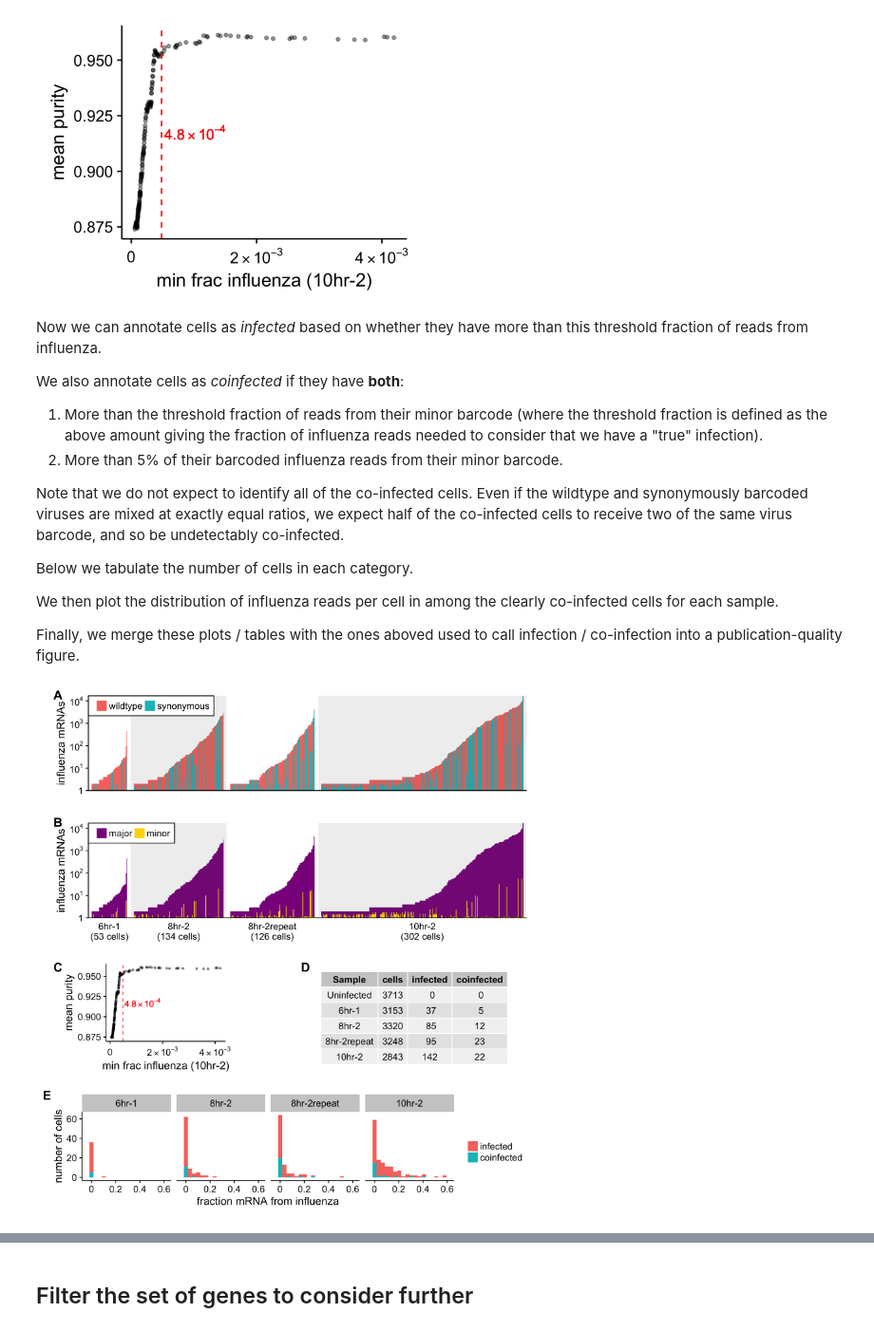
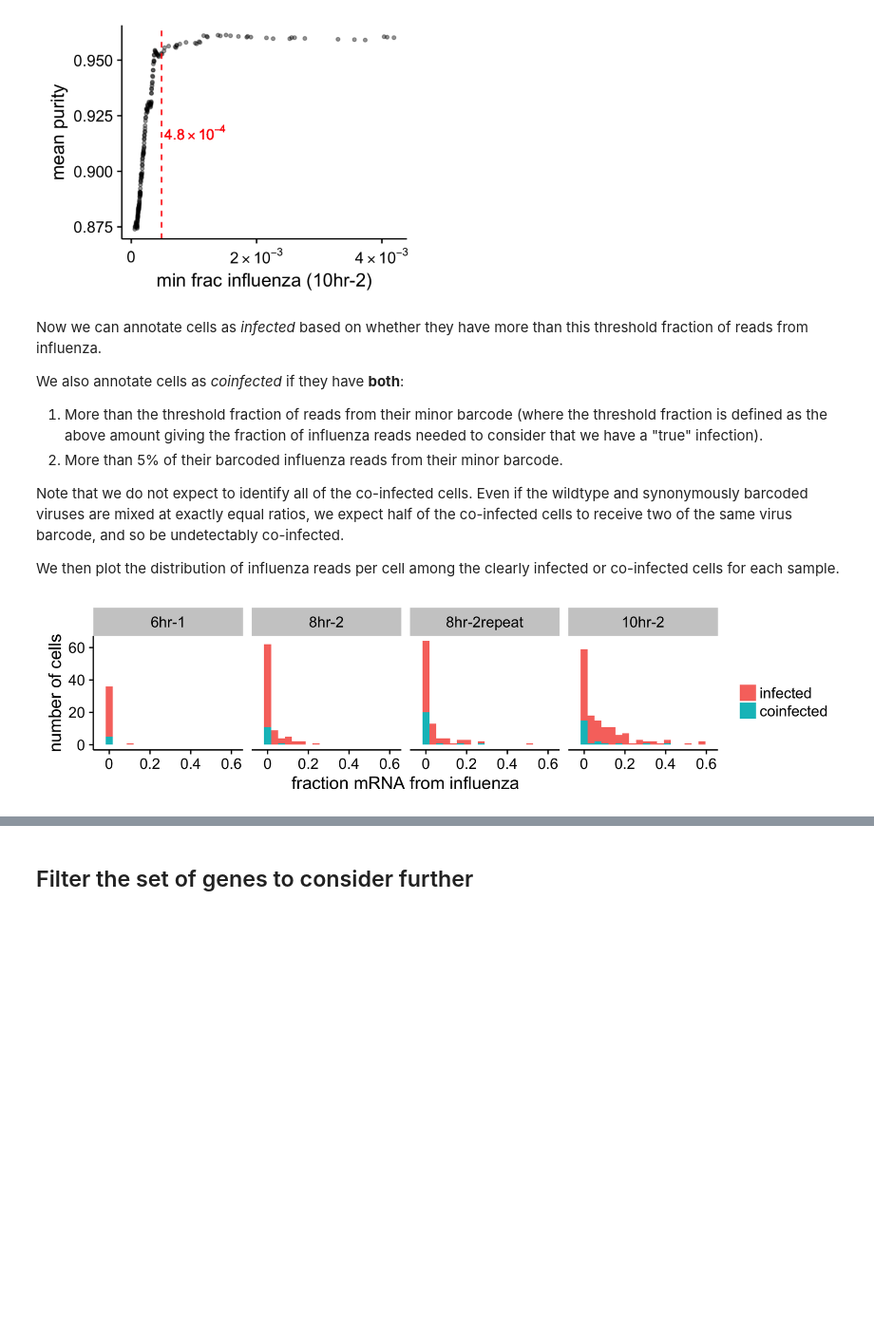
Before and after one commit to jbloomlab/flu_single_cell, a Jupyter notebook: monocle_analysis.ipynb, the cells around one changed output, grey strips where cells are left out. Shown at 95% size. Drawn from its saved outputs; the diff is of its cells as text; code cells hidden in the pictures; blank space fills up the shorter version.

```diff
--- a/monocle_analysis.ipynb
+++ b/monocle_analysis.ipynb
@@ -394,53 +394,31 @@ We also annotate cells as *coinfected* if they have **both**:
 Note that we do not expect to identify all of the co-infected cells.
 Even if the wildtype and synonymously barcoded viruses are mixed at exactly equal ratios, we expect half of the co-infected cells to receive two of the same virus barcode, and so be undetectably co-infected.
 
-Below we tabulate the number of cells in each category.
-
-We then plot the distribution of influenza reads per cell in among the clearly co-infected cells for each sample.
-
-Finally, we merge these plots / tables with the ones aboved used to call infection / co-infection into a publication-quality figure.
+We then plot the distribution of influenza reads per cell among the clearly infected or co-infected cells for each sample.
 # %%
 # annotate cells as infected or coinfected
 coinfect.threshold <- 0.05 # coinfected requires >= this fraction minor barcode
 pData(cells)$infected <- pData(cells)$frac.flu.mRNAs > threshold.frac
 pData(cells)$minor <- pmin(pData(cells)$flu.wt, pData(cells)$flu.syn) /
   (pData(cells)$flu.wt + pData(cells)$flu.syn)
 pData(cells)$minor <- ifelse(is.na(pData(cells)$minor), 0, pData(cells)$minor)
 pData(cells)$n.minor <- pData(cells)$minor * pData(cells)$flu.mRNAs
 pData(cells)$coinfected <- pData(cells)$infected &
   (pData(cells)$minor > coinfect.threshold) & (pData(cells)$n.minor > threshold.frac)
-
-# summarize number of cells in each category by sample
-infected.summary <- pData(cells) %>% group_by(Sample) %>%
-  summarise(cells=n(), infected=sum(infected), coinfected=sum(coinfected)) %>%
-  mutate(coinfected=ifelse(is.na(coinfected), 0, coinfected)) %>%
-  transform(Sample=factor(Sample, samples)) %>% arrange(Sample)
 
 # plot number of infected / co-infected cells
 xlabeler <- function(x) {ifelse(x%%1, sprintf("%.1f", x), sprintf("%d", x))}
 p.frac.flu <- ggplot(
     pData(cells) %>% filter(infected) %>%
       mutate(infection=ifelse(coinfected, "coinfected", "infected")) %>%
       transform(infection=factor(infection, c("infected", "coinfected")),
         Sample=factor(Sample, samples)) %>%
       arrange(Sample, infection),
     aes(frac.flu.mRNAs, fill=infection)) +
   geom_histogram(bins=18) + facet_wrap(~Sample, nrow=1) + scale_fill_discrete("") +
   scale_y_continuous(name="number of cells") +
   scale_x_continuous(name="fraction mRNA from influenza", labels=xlabeler, expand=c(0.1, 0))
 
-# blank to fill space
-blank <- ggplot() + geom_blank(aes(1,1)) + theme_nothing()
-
-# layout in one nice figure
-p.frac.flu.summary <- plot_grid(
-  p.barcode.purity,
-  plot_grid(p.purity.threshold, blank, infected.summary %>% tableGrob(rows=NULL), scale=0.93,
-    labels=c("C", "", "D"), label_size=16, vjust=1, nrow=1, rel_widths=c(0.8, 0.25, 1)),
-  p.frac.flu,
-  labels=c("", "", "E"), label_size=16, vjust=1, ncol=1,
-  rel_heights=c(1, 0.51, 0.48), scale=0.97)
-
-saveShowPlot(p.frac.flu.summary, width=9, height=9.5)
+saveShowPlot(p.frac.flu, width=9, height=2.25)
 # %% [output]
-[figure, old version]
+[figure, new version]
```
Also changed, not shown: parts of 15 cells of this notebook.
